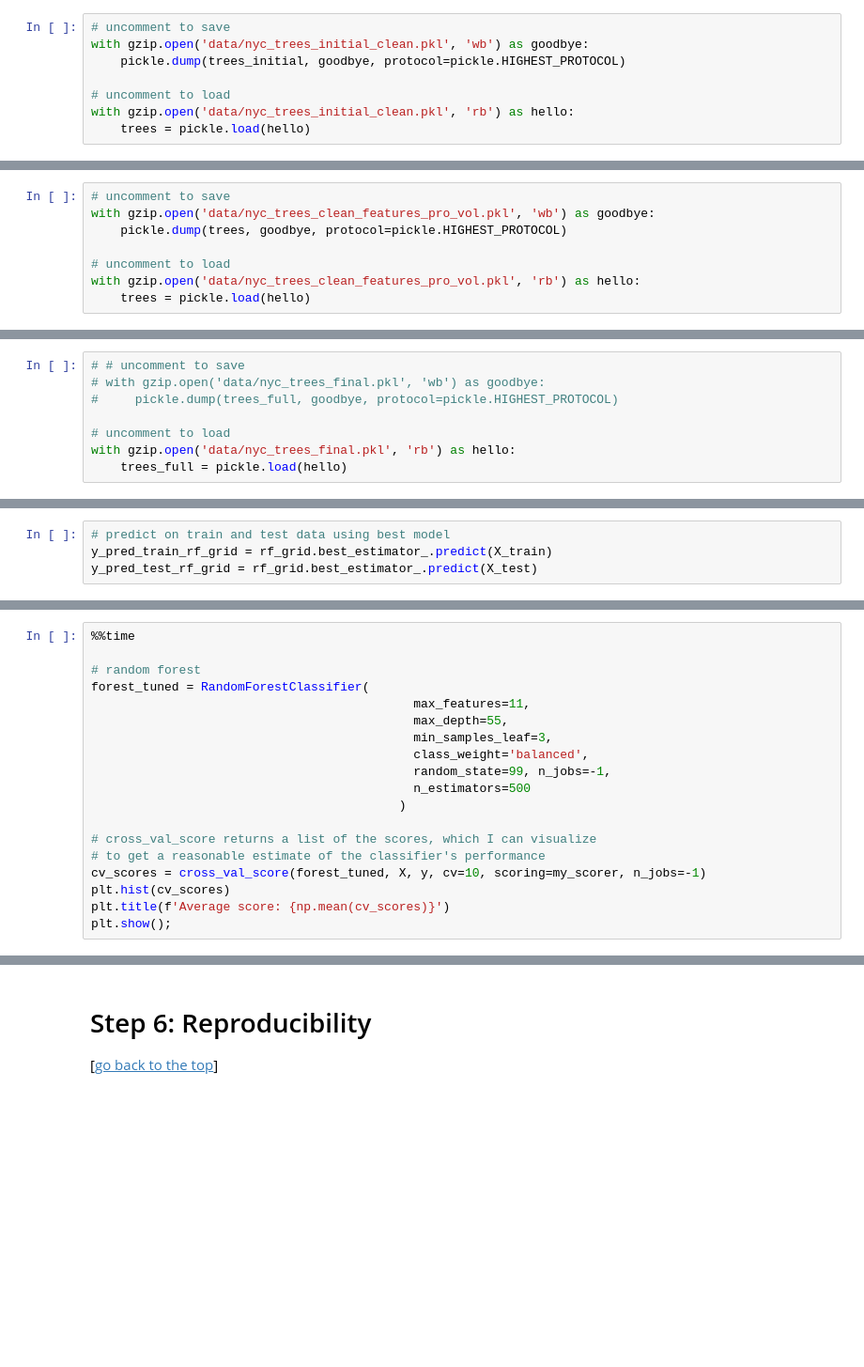
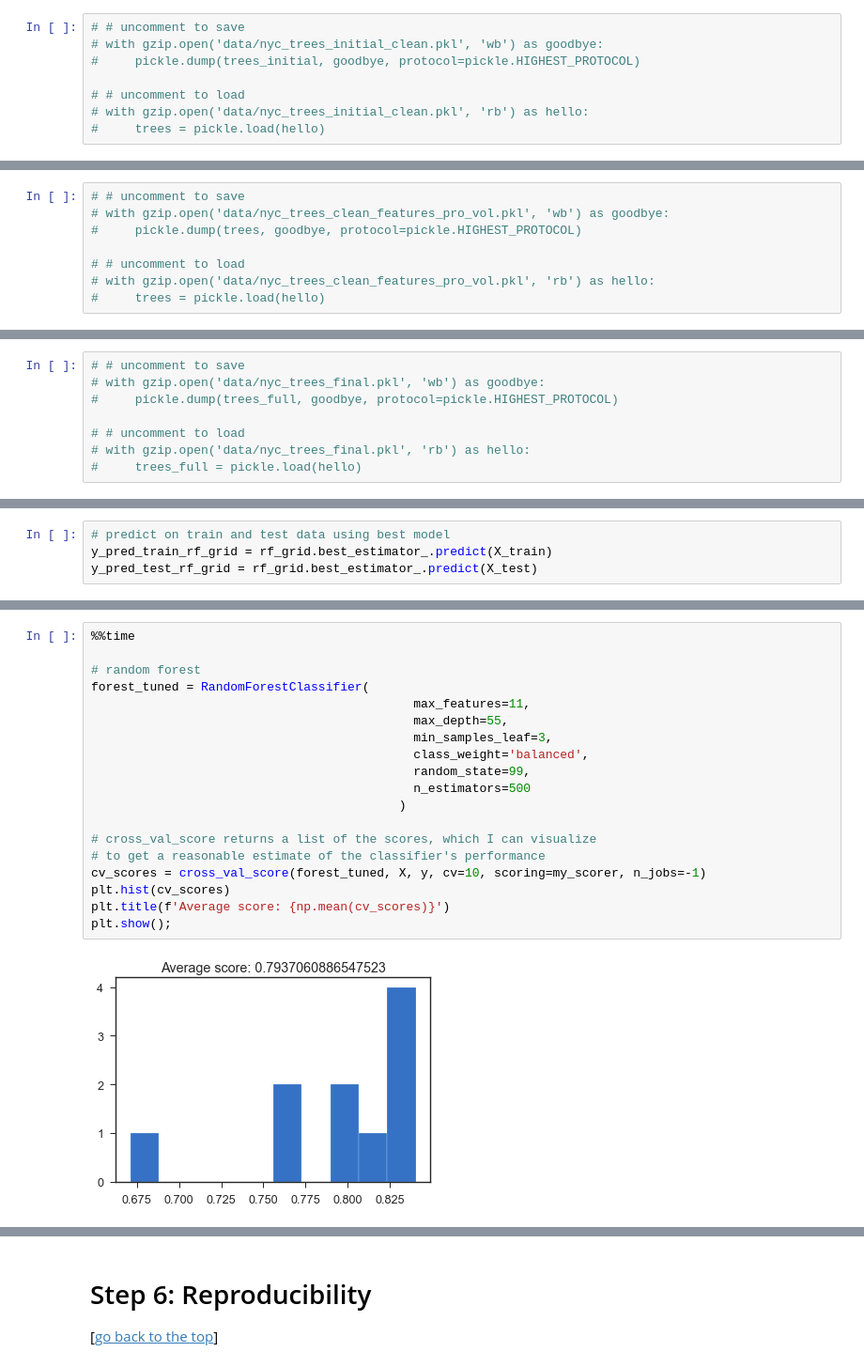
Before and after one commit to p-szymo/nyc_trees, a Jupyter notebook: eda_modeling_evaluation.ipynb, the cells around one changed output, grey strips where cells are left out. Shown at 94% size. Cells and saved outputs as stored; diff of their text form; blank space fills up the shorter version.

Commit message:
update readme, clean up workbook, minor fixes to function documentation, rerun feature importance

```diff
--- a/eda_modeling_evaluation.ipynb
+++ b/eda_modeling_evaluation.ipynb
@@ -316,13 +315,13 @@ array(['None', '1or2', '3or4', '5plus'], dtype=object)
 # %% [markdown]
 **Save/Load a copy of the clean dataset.**
 # %%
-# uncomment to save
-with gzip.open('data/nyc_trees_initial_clean.pkl', 'wb') as goodbye:
-    pickle.dump(trees_initial, goodbye, protocol=pickle.HIGHEST_PROTOCOL)
+# # uncomment to save
+# with gzip.open('data/nyc_trees_initial_clean.pkl', 'wb') as goodbye:
+#     pickle.dump(trees_initial, goodbye, protocol=pickle.HIGHEST_PROTOCOL)
 
-# uncomment to load
-with gzip.open('data/nyc_trees_initial_clean.pkl', 'rb') as hello:
-    trees = pickle.load(hello)
+# # uncomment to load
+# with gzip.open('data/nyc_trees_initial_clean.pkl', 'rb') as hello:
+#     trees = pickle.load(hello)
 # %%
 trees.head()
 # %% [output]
@@ -582,13 +581,13 @@ Name: health, dtype: float64
 - Finally, while lacking any data to prove it, one may wonder if there may be a bias for volunteers tracking trees in their neighborhoods.
 - It's time to drop volunteer entries and focus on the professional data, after saving the dataframe.
 # %%
-# uncomment to save
-with gzip.open('data/nyc_trees_clean_features_pro_vol.pkl', 'wb') as goodbye:
-    pickle.dump(trees, goodbye, protocol=pickle.HIGHEST_PROTOCOL)
+# # uncomment to save
+# with gzip.open('data/nyc_trees_clean_features_pro_vol.pkl', 'wb') as goodbye:
+#     pickle.dump(trees, goodbye, protocol=pickle.HIGHEST_PROTOCOL)
 
-# uncomment to load
-with gzip.open('data/nyc_trees_clean_features_pro_vol.pkl', 'rb') as hello:
-    trees = pickle.load(hello)
+# # uncomment to load
+# with gzip.open('data/nyc_trees_clean_features_pro_vol.pkl', 'rb') as hello:
+#     trees = pickle.load(hello)
 # %%
 # get indices of volunteer
 volunteers = trees[trees.user_type == 'Volunteer'].index
@@ -1628,9 +1627,9 @@ Index(['tree_diameter', 'on_curb', 'health', 'sidewalk_damage', 'root_stone',
 # with gzip.open('data/nyc_trees_final.pkl', 'wb') as goodbye:
 #     pickle.dump(trees_full, goodbye, protocol=pickle.HIGHEST_PROTOCOL)
 
-# uncomment to load
-with gzip.open('data/nyc_trees_final.pkl', 'rb') as hello:
-    trees_full = pickle.load(hello)
+# # uncomment to load
+# with gzip.open('data/nyc_trees_final.pkl', 'rb') as hello:
+#     trees_full = pickle.load(hello)
 # %%
 trees_full.head()
 # %% [output]
@@ -2149,19 +2207,21 @@ plot_confusion_matrix(cm_grid, classes,
 # %%
 %%time
 
 # random forest
 forest_tuned = RandomForestClassifier(
                                             max_features=11,
                                             max_depth=55,
                                             min_samples_leaf=3,
                                             class_weight='balanced',
-                                            random_state=99, n_jobs=-1,
+                                            random_state=99,
                                             n_estimators=500
                                           )
 
 # cross_val_score returns a list of the scores, which I can visualize
 # to get a reasonable estimate of the classifier's performance
 cv_scores = cross_val_score(forest_tuned, X, y, cv=10, scoring=my_scorer, n_jobs=-1)
 plt.hist(cv_scores)
 plt.title(f'Average score: {np.mean(cv_scores)}')
 plt.show();
+# %% [output]
+[figure, added]
```
Also changed, not shown: parts of 22 cells of this notebook, 3 other files.
